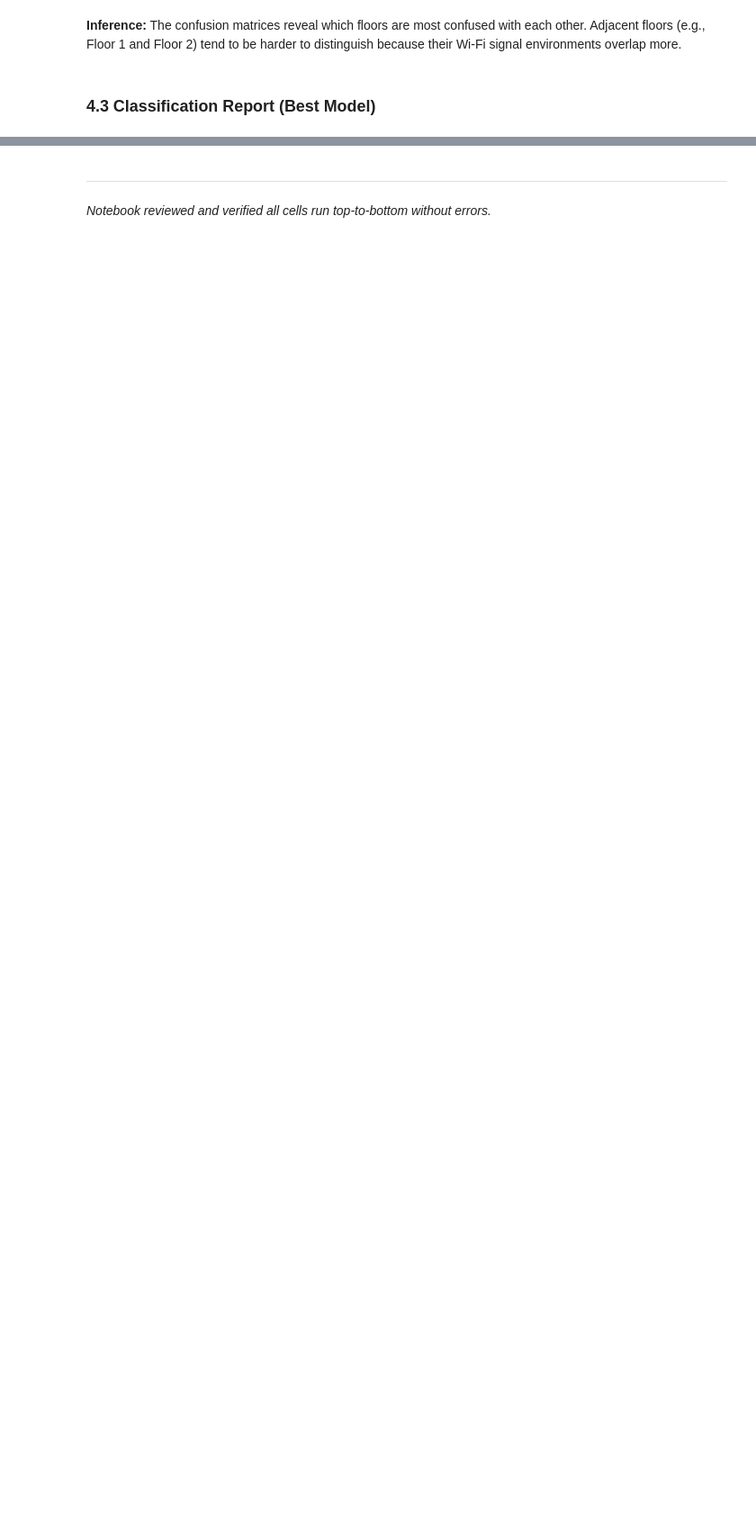
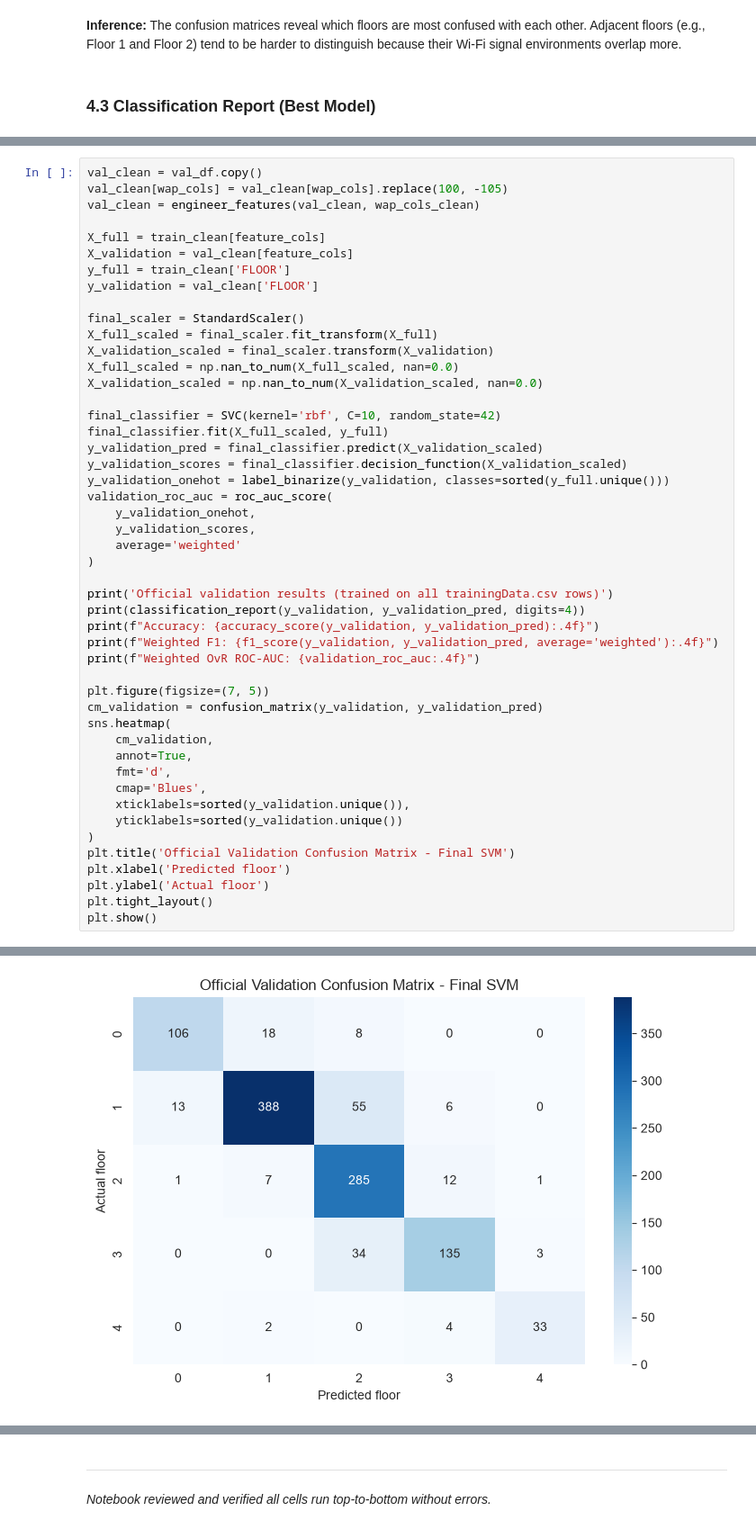
Before and after one commit to Ganesh2006646/Machine-Learning---Case-Study, a Jupyter notebook: notebooks/classification.ipynb, the cells around one changed output, grey strips where cells are left out. Shown at 90% size. Saved outputs shown, nothing was run; the diff lists cells and outputs as text; blank space fills up the shorter version.

Commit message:
Refactor code structure for improved readability and maintainability and added validation dataset results

```diff
--- a/notebooks/classification.ipynb
+++ b/notebooks/classification.ipynb
@@ -398,0 +434,49 @@ weighted avg     0.9938    0.9937    0.9937      3988
+# %%
+val_clean = val_df.copy()
+val_clean[wap_cols] = val_clean[wap_cols].replace(100, -105)
+val_clean = engineer_features(val_clean, wap_cols_clean)
+
+X_full = train_clean[feature_cols]
+X_validation = val_clean[feature_cols]
+y_full = train_clean['FLOOR']
+y_validation = val_clean['FLOOR']
+
+final_scaler = StandardScaler()
+X_full_scaled = final_scaler.fit_transform(X_full)
+X_validation_scaled = final_scaler.transform(X_validation)
+X_full_scaled = np.nan_to_num(X_full_scaled, nan=0.0)
+X_validation_scaled = np.nan_to_num(X_validation_scaled, nan=0.0)
+
+final_classifier = SVC(kernel='rbf', C=10, random_state=42)
+final_classifier.fit(X_full_scaled, y_full)
+y_validation_pred = final_classifier.predict(X_validation_scaled)
+y_validation_scores = final_classifier.decision_function(X_validation_scaled)
+y_validation_onehot = label_binarize(y_validation, classes=sorted(y_full.unique()))
+validation_roc_auc = roc_auc_score(
+    y_validation_onehot,
+    y_validation_scores,
+    average='weighted'
+)
+
+print('Official validation results (trained on all trainingData.csv rows)')
+print(classification_report(y_validation, y_validation_pred, digits=4))
+print(f"Accuracy: {accuracy_score(y_validation, y_validation_pred):.4f}")
+print(f"Weighted F1: {f1_score(y_validation, y_validation_pred, average='weighted'):.4f}")
+print(f"Weighted OvR ROC-AUC: {validation_roc_auc:.4f}")
+
+plt.figure(figsize=(7, 5))
+cm_validation = confusion_matrix(y_validation, y_validation_pred)
+sns.heatmap(
+    cm_validation,
+    annot=True,
+    fmt='d',
+    cmap='Blues',
+    xticklabels=sorted(y_validation.unique()),
+    yticklabels=sorted(y_validation.unique())
+)
+plt.title('Official Validation Confusion Matrix - Final SVM')
+plt.xlabel('Predicted floor')
+plt.ylabel('Actual floor')
+plt.tight_layout()
+plt.show()
+# %% [output]
@@ -398,0 +499 @@ weighted avg     0.9938    0.9937    0.9937      3988
+[figure, added]
```
Also changed, not shown: parts of 9 cells of this notebook, 1 other file.
